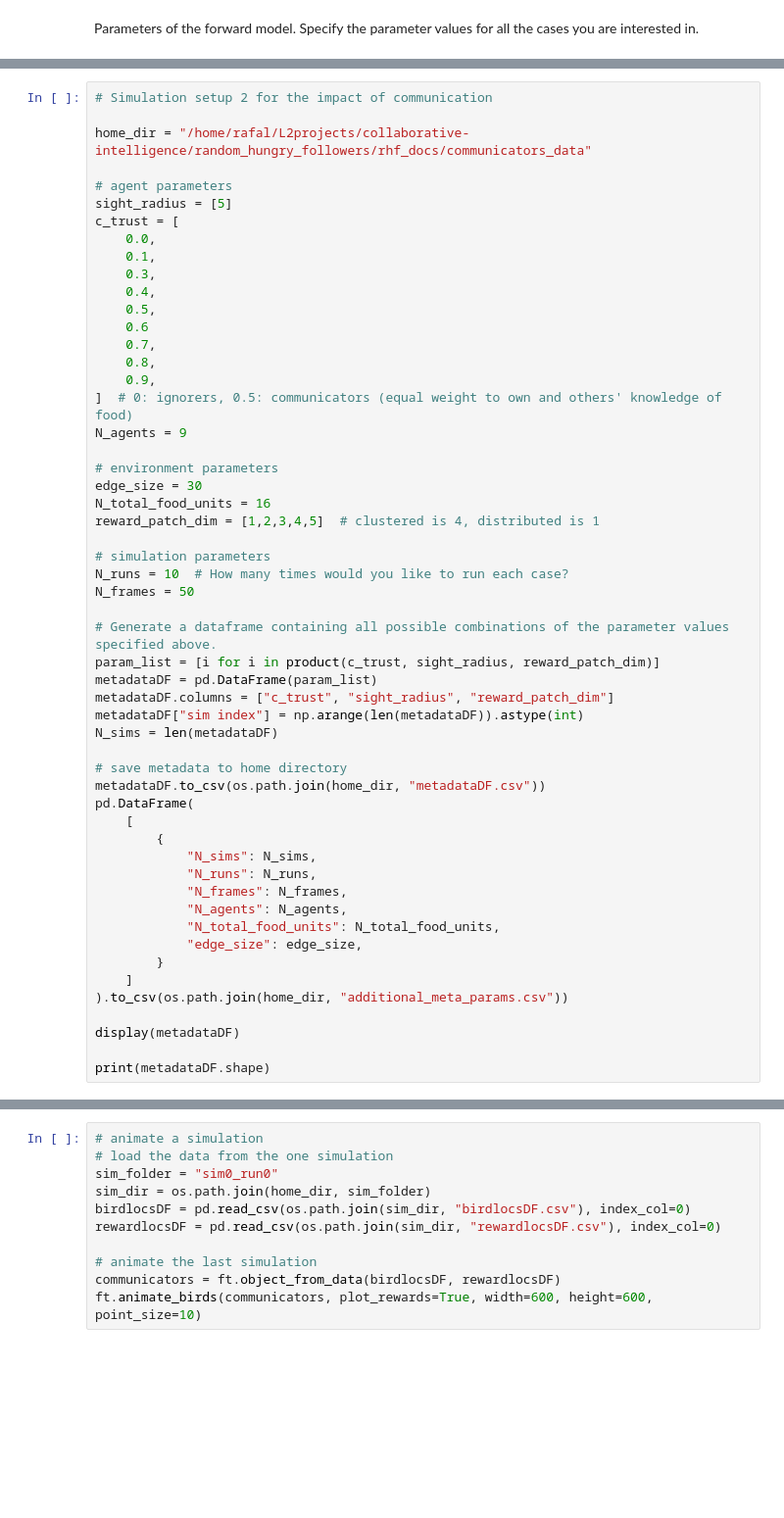
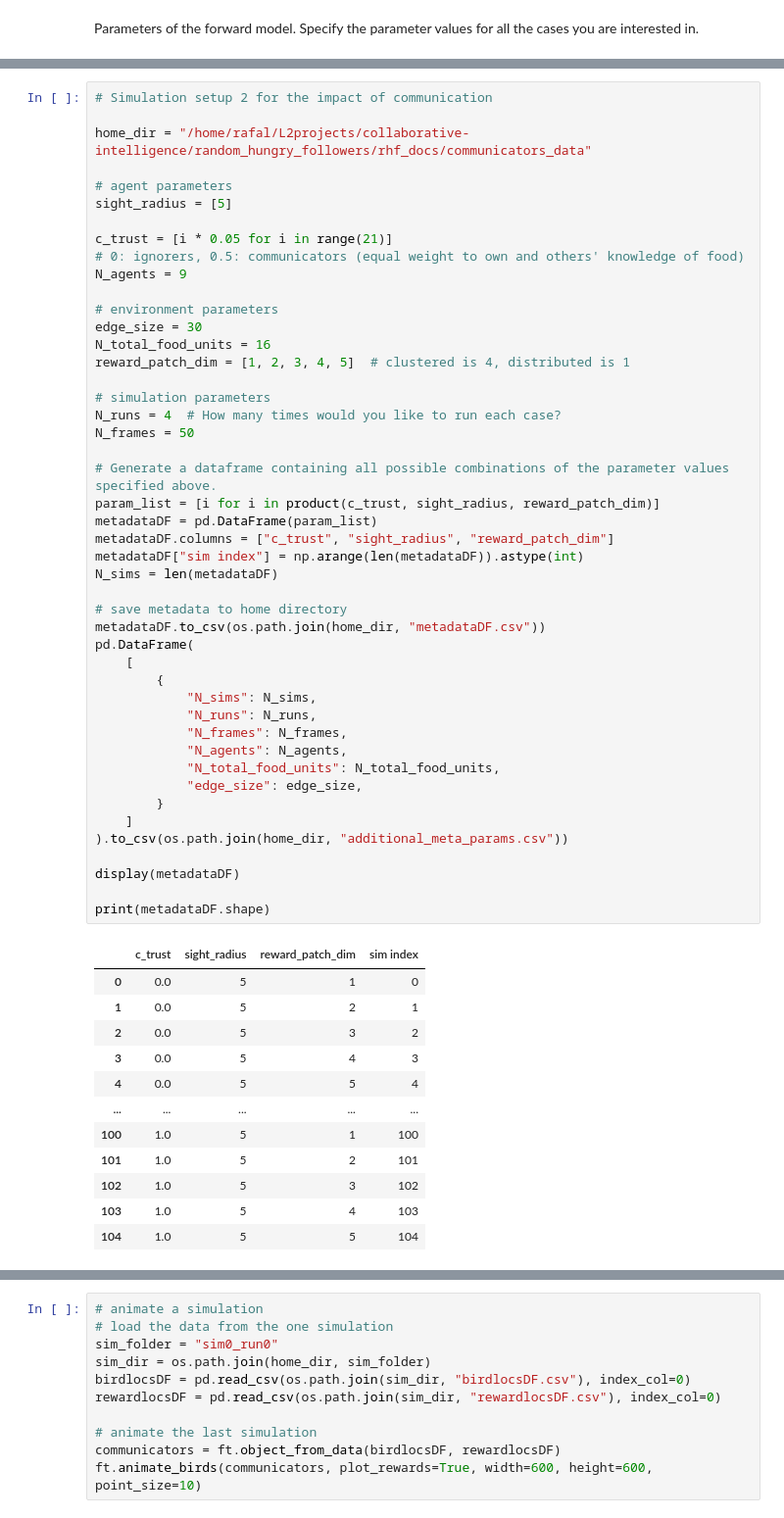
Before and after one commit to BasisResearch/collab-creatures, a Jupyter notebook: mx_refactored/generate_data_pipeline.ipynb, the cells around one changed output, grey strips where cells are left out. Shown at 98% size. Drawn from its saved outputs; the diff is of its cells as text; blank space fills up the shorter version.

```diff
--- a/mx_refactored/generate_data_pipeline.ipynb
+++ b/mx_refactored/generate_data_pipeline.ipynb
@@ -85,50 +83,55 @@ home_dir = "/home/rafal/L2projects/collaborative-intelligence/random_hungry_foll
 
 # agent parameters
 sight_radius = [5]
-c_trust = [
-    0.0,
-    0.1,
-    0.3,
-    0.4,
-    0.5,
-    0.6
-    0.7,
-    0.8,
-    0.9,
-]  # 0: ignorers, 0.5: communicators (equal weight to own and others' knowledge of food)
+
+c_trust = [i * 0.05 for i in range(21)]
+# 0: ignorers, 0.5: communicators (equal weight to own and others' knowledge of food)
 N_agents = 9
 
 # environment parameters
 edge_size = 30
 N_total_food_units = 16
-reward_patch_dim = [1,2,3,4,5]  # clustered is 4, distributed is 1
+reward_patch_dim = [1, 2, 3, 4, 5]  # clustered is 4, distributed is 1
 
 # simulation parameters
-N_runs = 10  # How many times would you like to run each case?
+N_runs = 4  # How many times would you like to run each case?
 N_frames = 50
 
 # Generate a dataframe containing all possible combinations of the parameter values specified above.
 param_list = [i for i in product(c_trust, sight_radius, reward_patch_dim)]
 metadataDF = pd.DataFrame(param_list)
 metadataDF.columns = ["c_trust", "sight_radius", "reward_patch_dim"]
 metadataDF["sim index"] = np.arange(len(metadataDF)).astype(int)
 N_sims = len(metadataDF)
 
 # save metadata to home directory
 metadataDF.to_csv(os.path.join(home_dir, "metadataDF.csv"))
 pd.DataFrame(
     [
         {
             "N_sims": N_sims,
             "N_runs": N_runs,
             "N_frames": N_frames,
             "N_agents": N_agents,
             "N_total_food_units": N_total_food_units,
             "edge_size": edge_size,
         }
     ]
 ).to_csv(os.path.join(home_dir, "additional_meta_params.csv"))
 
 display(metadataDF)
 
 print(metadataDF.shape)
+# %% [output]
+|  | c_trust | sight_radius | reward_patch_dim | sim index |
+| 0 | 0.0 | 5 | 1 | 0 |
+| 1 | 0.0 | 5 | 2 | 1 |
+| 2 | 0.0 | 5 | 3 | 2 |
+| 3 | 0.0 | 5 | 4 | 3 |
+| 4 | 0.0 | 5 | 5 | 4 |
+| ... | ... | ... | ... | ... |
+| 100 | 1.0 | 5 | 1 | 100 |
+| 101 | 1.0 | 5 | 2 | 101 |
+| 102 | 1.0 | 5 | 3 | 102 |
+| 103 | 1.0 | 5 | 4 | 103 |
+| 104 | 1.0 | 5 | 5 | 104 |
```
Also changed, not shown: parts of 3 cells of this notebook, 2 other files.
